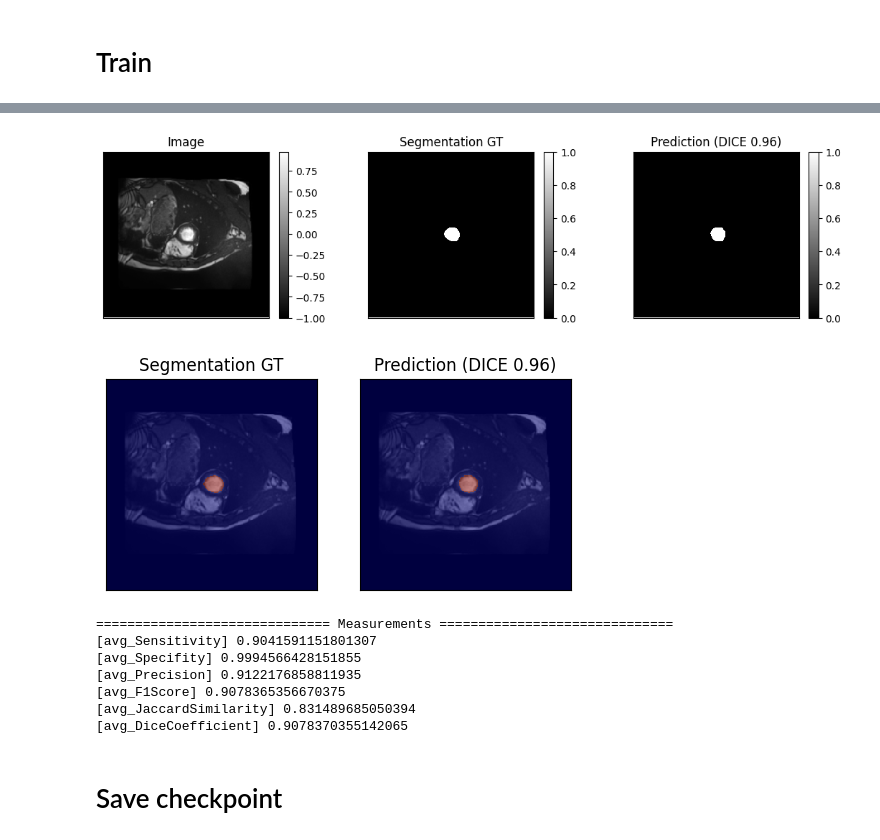
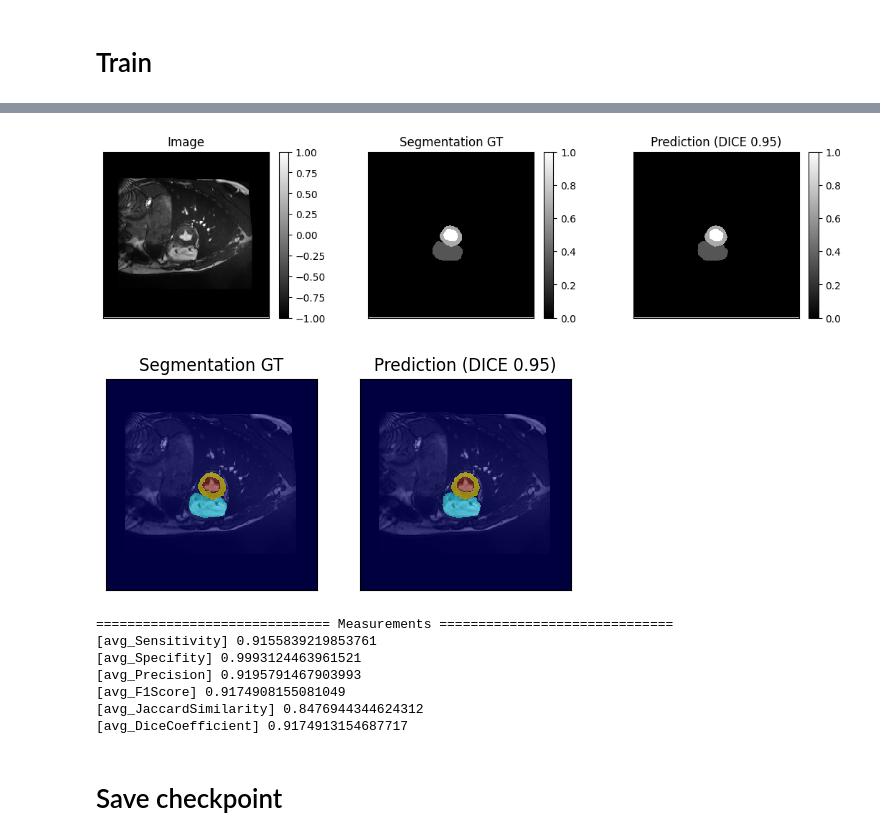
Before and after one commit to skkk256/bme_project_2, a Jupyter notebook: train.ipynb, the cells around one changed output, grey strips where cells are left out. Cells and saved outputs as stored; diff of their text form; code cells hidden in the pictures.

```diff
--- a/train.ipynb
+++ b/train.ipynb
@@ -99,2 +111,6 @@ torch.Size([32, 1, 256, 256])
 # %% [markdown]
 # Network and Solver
+# %%
+checkpoint = "./checkpoint/04-06_18-32-42-v1.1-20+20epoch.pth"
+net = UNet(n_channels=1, n_classes=3, C_base=32)
+net.load_state_dict(torch.load(checkpoint))
@@ -101,6 +119,5 @@ torch.Size([32, 1, 256, 256])
 # %%
-net = UNet(n_channels=1, n_classes=1, C_base=32)
-optimizer = torch.optim.Adam(net.parameters(), lr=0.01)
+optimizer = torch.optim.Adam(net.parameters(), lr=0.006)
 lr_scheduler = torch.optim.lr_scheduler.ExponentialLR(optimizer=optimizer, gamma=0.95)
 
 solver = Lab2Solver(
@@ -108,7 +125,7 @@ solver = Lab2Solver(
     optimizer = optimizer,
     criterion = MyBinaryCrossEntropy(),
     lr_scheduler=lr_scheduler,
-    device="cuda:1"
+    device="cuda:2"
 )
 # %% [markdown]
 # Train
@@ -138,21 +155,21 @@ torch.Size([32, 1, 256, 256])
 torch.float32
 # %%
-solver.visualize(test_loader, 12)
+solver.visualize(test_loader, 11)
 # %% [output]
-[figure, old version]
+[figure, new version]
-[figure, old version]
+[figure, new version]
 # %%
 solver.validate(
     data_loader=test_loader
 )
 # %% [output]
 ============================== Measurements ==============================
-[avg_Sensitivity] 0.9041591151801307
-[avg_Specifity] 0.9994566428151855
-[avg_Precision] 0.9122176858811935
-[avg_F1Score] 0.9078365356670375
-[avg_JaccardSimilarity] 0.831489685050394
-[avg_DiceCoefficient] 0.9078370355142065
+[avg_Sensitivity] 0.9155839219853761
+[avg_Specifity] 0.9993124463961521
+[avg_Precision] 0.9195791467903993
+[avg_F1Score] 0.9174908155081049
+[avg_JaccardSimilarity] 0.8476944344624312
+[avg_DiceCoefficient] 0.9174913154687717
 # %% [markdown]
 # Save checkpoint
 # %%
```
Also changed, not shown: parts of 6 cells of this notebook, 2 other files.
